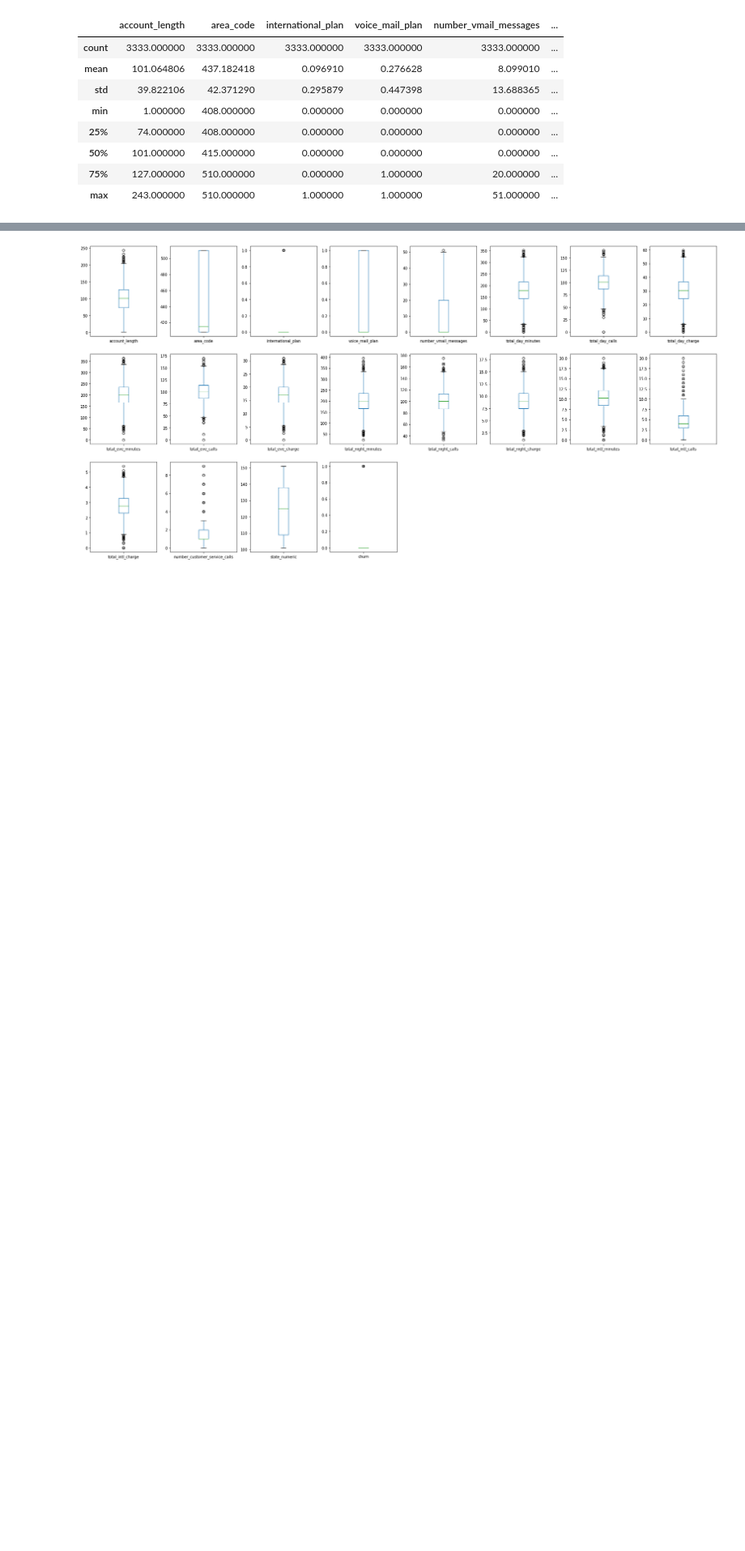
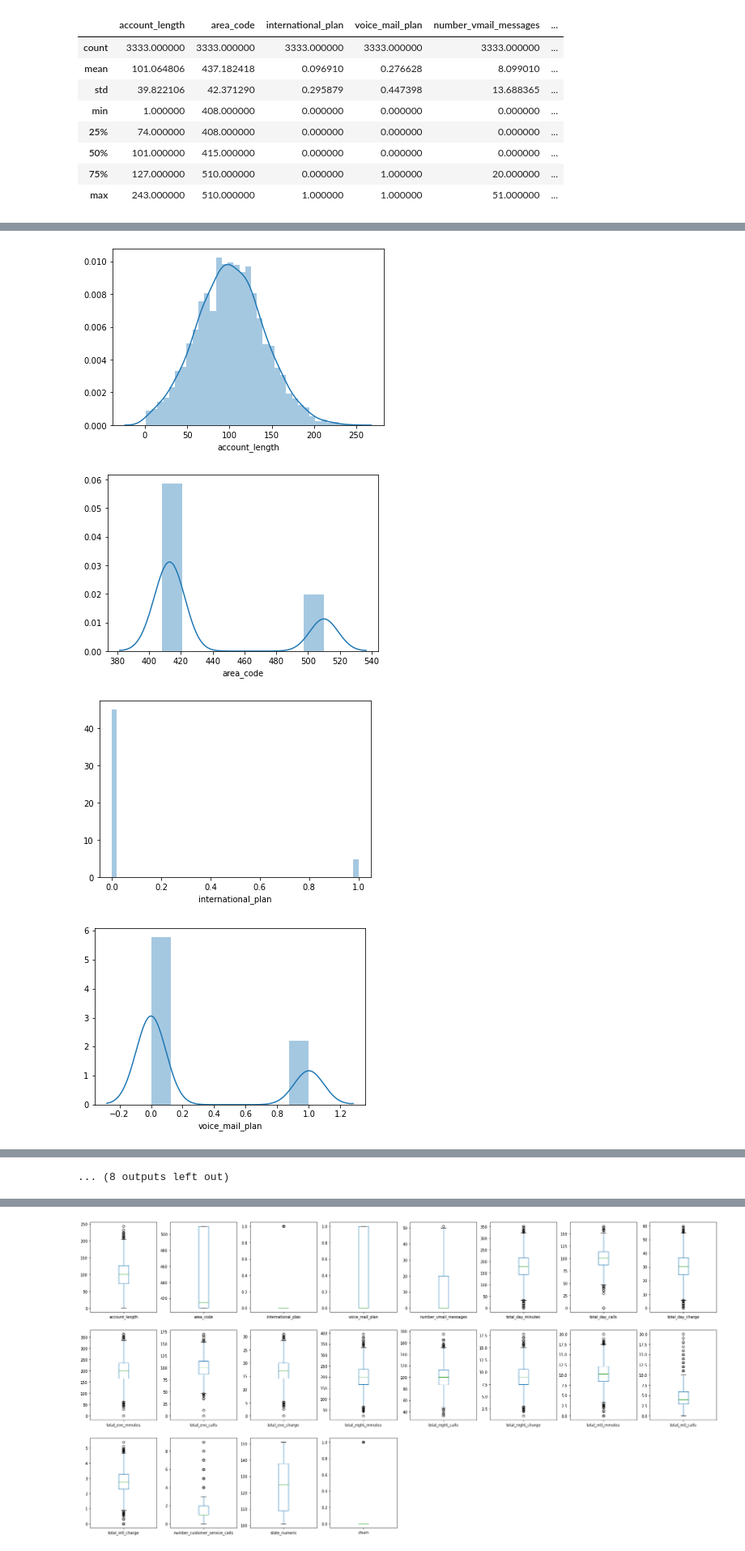
Before and after one commit to ccduarte/classification_churn, a Jupyter notebook: notebook/Classification_Churn.ipynb, the cells around one changed output, grey strips where cells are left out. Shown at 81% size. Drawn from its saved outputs; the diff is of its cells as text; code cells hidden in the pictures; blank space fills up the shorter version.

```diff
--- a/notebook/Classification_Churn.ipynb
+++ b/notebook/Classification_Churn.ipynb
@@ -198 +274,11 @@ array([[<matplotlib.axes._subplots.AxesSubplot object at 0x...>,
 [figure]
+# %%
+features = train.columns
+for item in features:
+ sns.distplot(train[item])
+ plt.show()
+# %% [output]
+[figure, added]
+[figure, added]
+[figure, added]
+[figure, added]
@@ -198,0 +293 @@ array([[<matplotlib.axes._subplots.AxesSubplot object at 0x...>,
+... (8 outputs left out)
```
Also changed, not shown: parts of 48 cells of this notebook.
